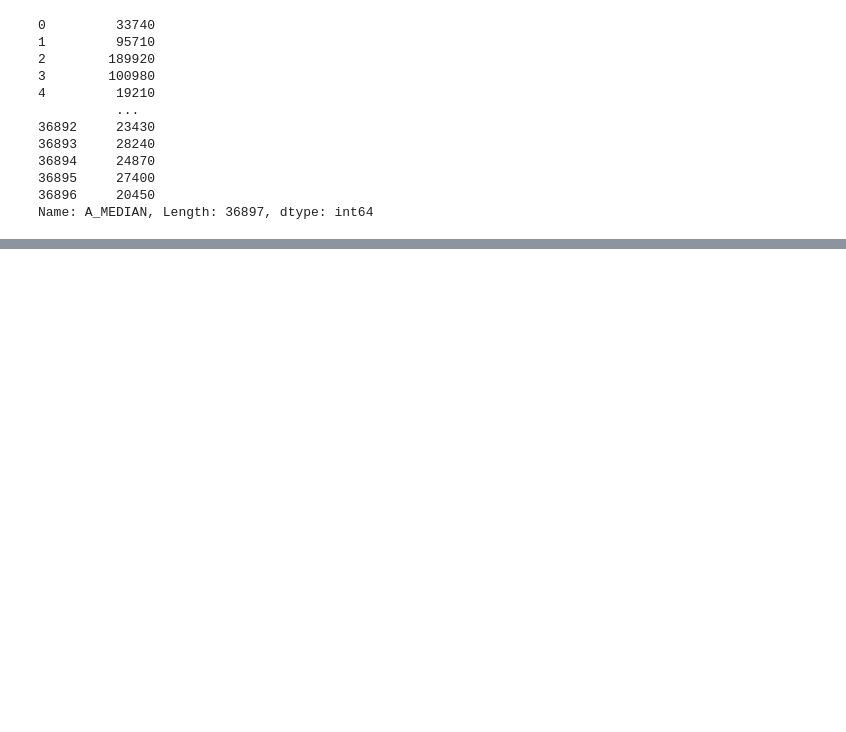
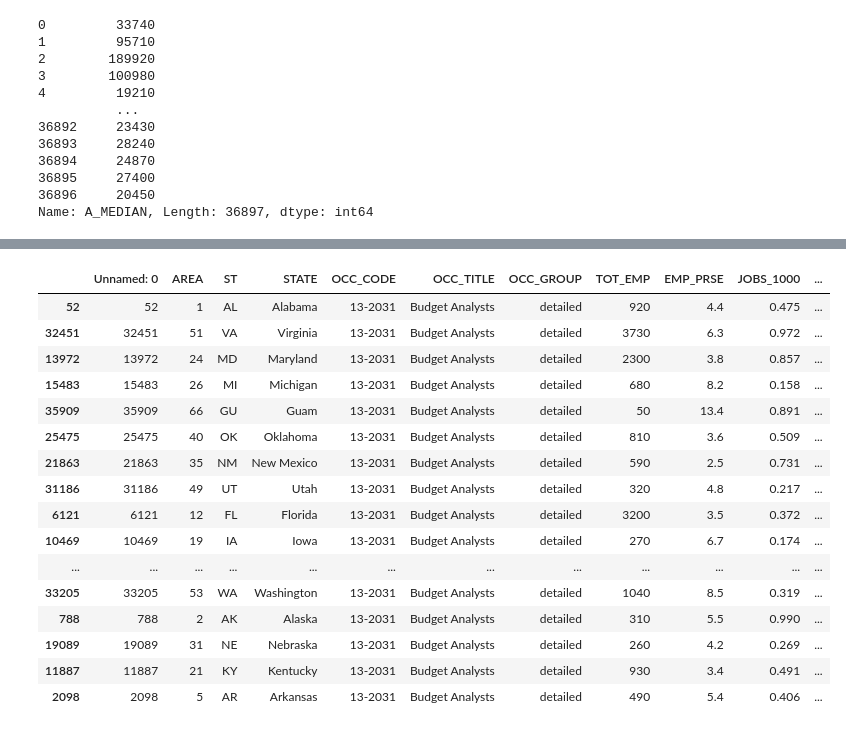
Before and after one commit to MikeDaBossss/Placestolive, a Jupyter notebook: rent.ipynb, the cells around one changed output, grey strips where cells are left out. Saved outputs shown, nothing was run; the diff lists cells and outputs as text; code cells hidden in the pictures; blank space fills up the shorter version.

```diff
--- a/rent.ipynb
+++ b/rent.ipynb
@@ -240,0 +269,4 @@ Name: A_MEDIAN, Length: 36897, dtype: int64
+# %%
+income_dict = dict()
+for i in range(len(states_median_income.index)):
+  income_dict[states_median_income.index[i]] = states_median_income.values[i]
@@ -241,2 +293,2 @@ Name: A_MEDIAN, Length: 36897, dtype: int64
 # %%
-countyrent.groupby('STATE')['A_MEDIAN'].agg('median')[:10]
+countyrent['state_median'] = countyrent.groupby('STATE')['A_MEDIAN'].agg('median')
@@ -255,0 +295,2 @@ Name: A_MEDIAN, dtype: int64
+# %%
+countyrent['state_median_2']= countyrent.apply(lambda x : income_dict[x['STATE']] if x['STATE'] in income_dict else 0,axis=1)
@@ -255,0 +313,22 @@ Name: A_MEDIAN, dtype: int64
+# %%
+countyrent['wage_premium']= countyrent['A_MEDIAN'] / countyrent['state_median_2']
+# %%
+countyrent[countyrent['OCC_TITLE'] == 'Budget Analysts'].sort_values(by='wage_premium',ascending=False)
+# %% [output]
+|  | Unnamed: 0 | AREA | ST | STATE | OCC_CODE | OCC_TITLE | OCC_GROUP | TOT_EMP | EMP_PRSE | JOBS_1000 | ... |
+| 52 | 52 | 1 | AL | Alabama | 13-2031 | Budget Analysts | detailed | 920 | 4.4 | 0.475 | ... |
+| 32451 | 32451 | 51 | VA | Virginia | 13-2031 | Budget Analysts | detailed | 3730 | 6.3 | 0.972 | ... |
+| 13972 | 13972 | 24 | MD | Maryland | 13-2031 | Budget Analysts | detailed | 2300 | 3.8 | 0.857 | ... |
+| 15483 | 15483 | 26 | MI | Michigan | 13-2031 | Budget Analysts | detailed | 680 | 8.2 | 0.158 | ... |
+| 35909 | 35909 | 66 | GU | Guam | 13-2031 | Budget Analysts | detailed | 50 | 13.4 | 0.891 | ... |
+| 25475 | 25475 | 40 | OK | Oklahoma | 13-2031 | Budget Analysts | detailed | 810 | 3.6 | 0.509 | ... |
+| 21863 | 21863 | 35 | NM | New Mexico | 13-2031 | Budget Analysts | detailed | 590 | 2.5 | 0.731 | ... |
+| 31186 | 31186 | 49 | UT | Utah | 13-2031 | Budget Analysts | detailed | 320 | 4.8 | 0.217 | ... |
+| 6121 | 6121 | 12 | FL | Florida | 13-2031 | Budget Analysts | detailed | 3200 | 3.5 | 0.372 | ... |
+| 10469 | 10469 | 19 | IA | Iowa | 13-2031 | Budget Analysts | detailed | 270 | 6.7 | 0.174 | ... |
+| ... | ... | ... | ... | ... | ... | ... | ... | ... | ... | ... | ... |
+| 33205 | 33205 | 53 | WA | Washington | 13-2031 | Budget Analysts | detailed | 1040 | 8.5 | 0.319 | ... |
+| 788 | 788 | 2 | AK | Alaska | 13-2031 | Budget Analysts | detailed | 310 | 5.5 | 0.990 | ... |
+| 19089 | 19089 | 31 | NE | Nebraska | 13-2031 | Budget Analysts | detailed | 260 | 4.2 | 0.269 | ... |
+| 11887 | 11887 | 21 | KY | Kentucky | 13-2031 | Budget Analysts | detailed | 930 | 3.4 | 0.491 | ... |
+| 2098 | 2098 | 5 | AR | Arkansas | 13-2031 | Budget Analysts | detailed | 490 | 5.4 | 0.406 | ... |
```
Also changed, not shown: parts of 10 cells of this notebook.
